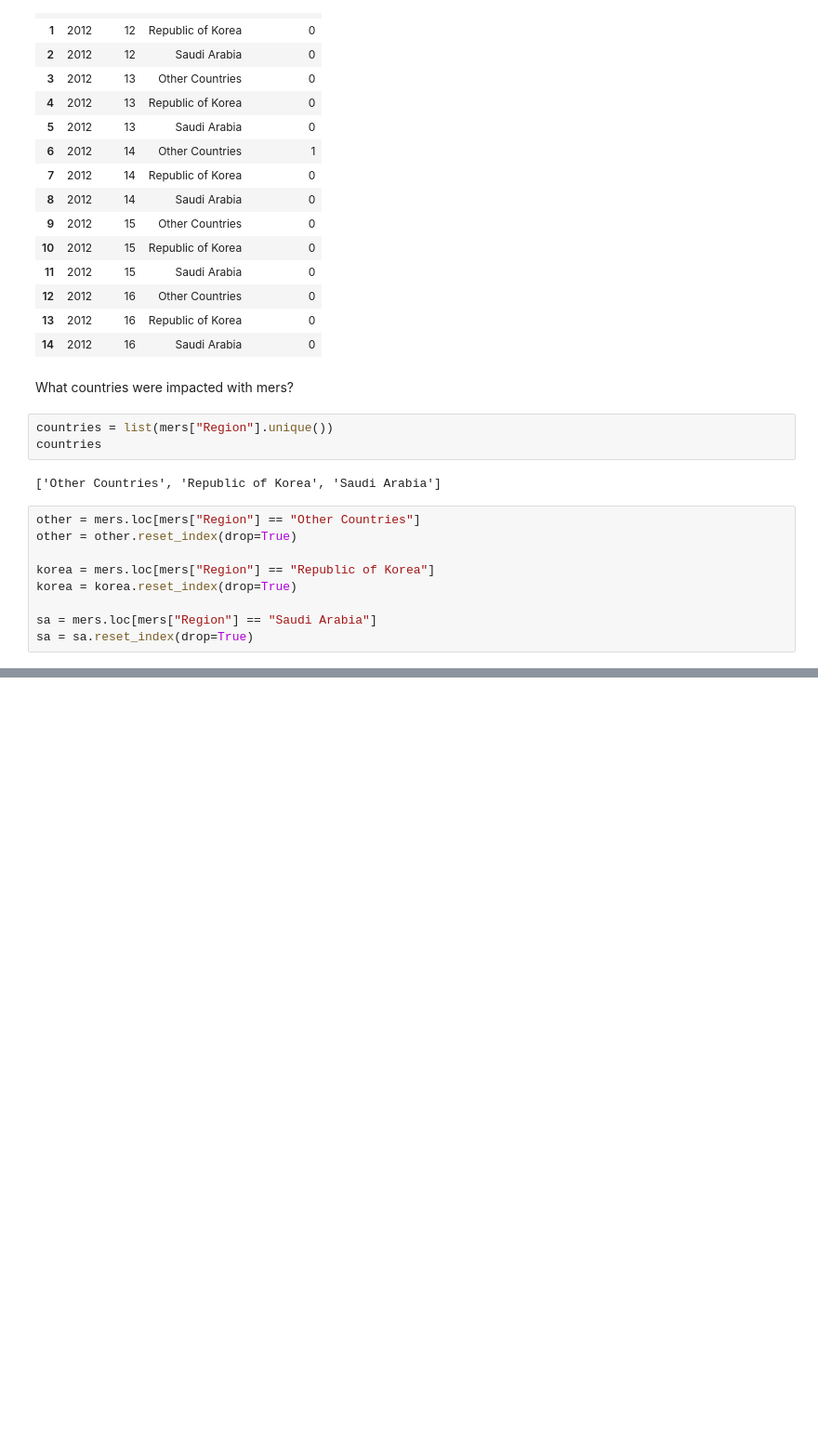
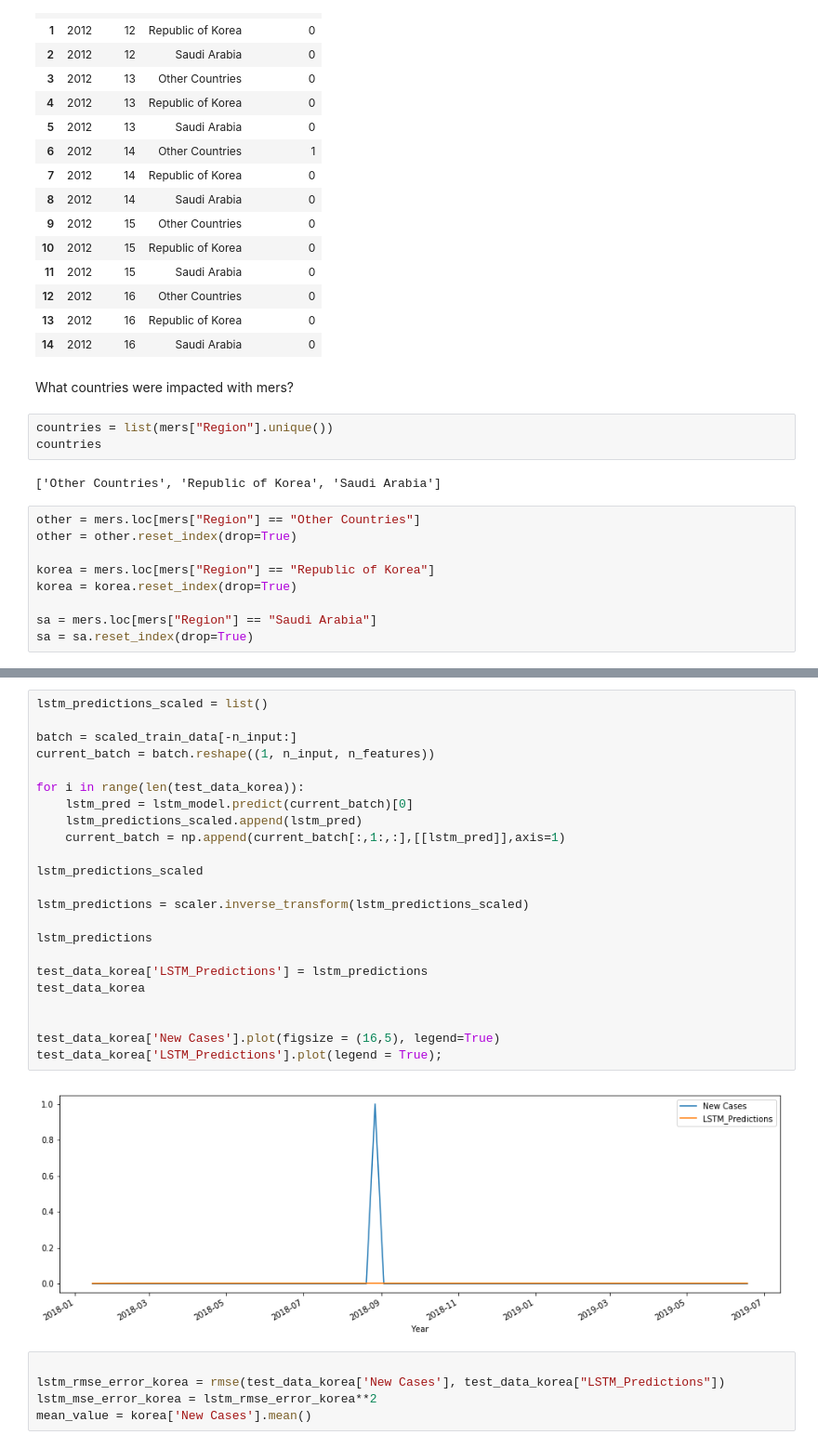
Before and after one commit to dangural/CPE-695-Final-Project, a Jupyter notebook: models/MERS_Virus.ipynb, the cells around one changed output, grey strips where cells are left out. Shown: that part at 93% size. Cells and saved outputs as stored; diff of their text form; blank space fills up the shorter version.

```diff
--- a/models/MERS_Virus.ipynb
+++ b/models/MERS_Virus.ipynb
@@ -55,0 +241,30 @@ plt.show()
+# %%
+lstm_predictions_scaled = list()
+
+batch = scaled_train_data[-n_input:]
+current_batch = batch.reshape((1, n_input, n_features))
+
+for i in range(len(test_data_korea)):
+    lstm_pred = lstm_model.predict(current_batch)[0]
+    lstm_predictions_scaled.append(lstm_pred)
+    current_batch = np.append(current_batch[:,1:,:],[[lstm_pred]],axis=1)
+
+lstm_predictions_scaled
+
+lstm_predictions = scaler.inverse_transform(lstm_predictions_scaled)
+
+lstm_predictions
+
+test_data_korea['LSTM_Predictions'] = lstm_predictions
+test_data_korea
+
+
+test_data_korea['New Cases'].plot(figsize = (16,5), legend=True)
+test_data_korea['LSTM_Predictions'].plot(legend = True);
+# %% [output]
+[figure, added]
+# %%
+
+lstm_rmse_error_korea = rmse(test_data_korea['New Cases'], test_data_korea["LSTM_Predictions"])
+lstm_mse_error_korea = lstm_rmse_error_korea**2
+mean_value = korea['New Cases'].mean()
```
Also changed, not shown: parts of 17 cells of this notebook, 2 other files.
